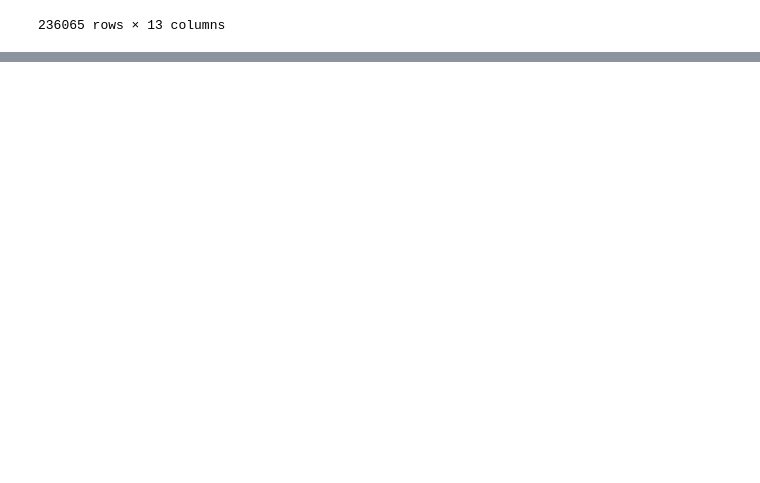
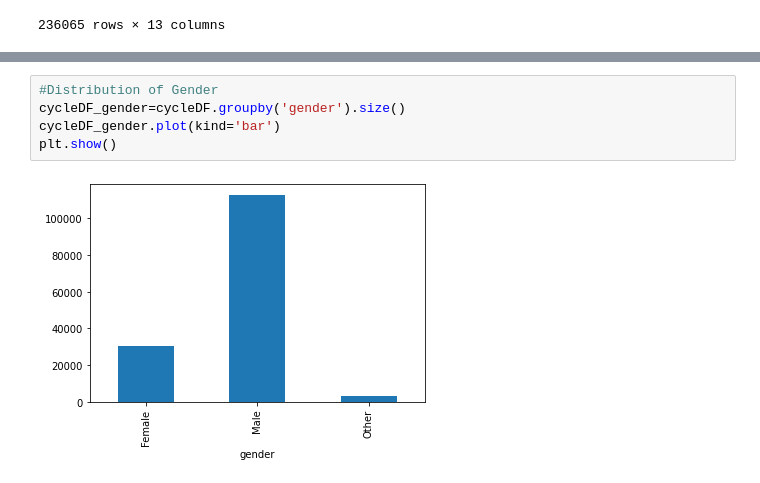
Before and after one commit to vishaldixit/MachineLearningCaseStudies, a Jupyter notebook: Cycle_Sharing_Scheme_Case_Study.ipynb, the cells around one changed output, grey strips where cells are left out. Saved outputs shown, nothing was run; the diff lists cells and outputs as text; blank space fills up the shorter version.

```diff
--- a/Cycle_Sharing_Scheme_Case_Study.ipynb
+++ b/Cycle_Sharing_Scheme_Case_Study.ipynb
@@ -61,0 +69,7 @@ Start date time10/13/2014 10:31 Endtime8/31/2016 23:49
+# %%
+#Distribution of Gender
+cycleDF_gender=cycleDF.groupby('gender').size()
+cycleDF_gender.plot(kind='bar')
+plt.show()
+# %% [output]
+[figure, added]
```
Also changed, not shown: parts of 4 cells of this notebook.
